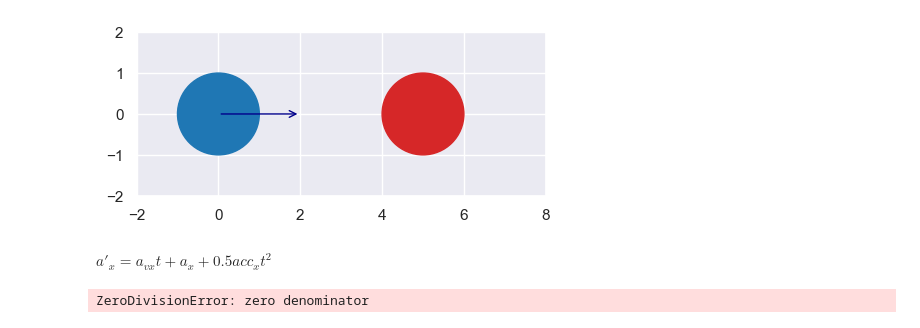
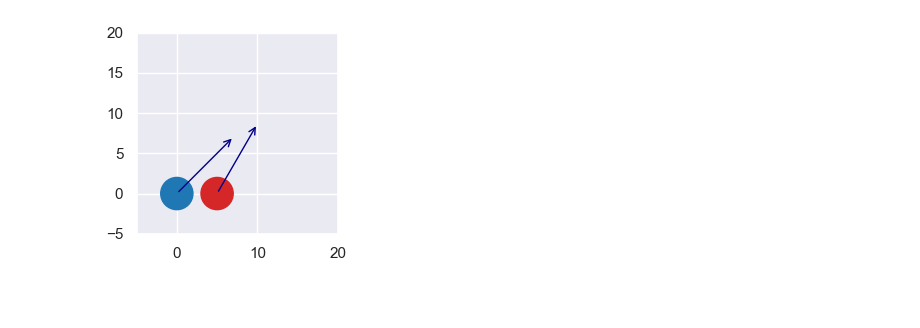
Before and after one commit to CarlKCarlK/perfect-physics, a Jupyter notebook: part_5_downward_gravity.ipynb, the cells around one changed output. Saved outputs shown, nothing was run; the diff lists cells and outputs as text; code cells hidden in the pictures; blank space fills up the shorter version.

Commit message:
add solution for downward gravity

```diff
--- a/part_5_downward_gravity.ipynb
+++ b/part_5_downward_gravity.ipynb
@@ -3,47 +34,23 @@
 # %%
+from sympy import cos, sin, pi
 from perfect_physics import Circle, plot
+a_angle = 45 * pi / 180
+a_speed = 10
+b_angle = 60 * pi / 180
+b_speed = 10
 
-a = Circle(x=0, y=0, r=1, vx=2, vy=0)
-b = Circle(x=5, y=0, r=1, vx=0, vy=0)
+a = Circle(x=0, y=0, r=2, vx=a_speed * cos(a_angle), vy=a_speed * sin(a_angle))
+b = Circle(x=5, y=0, r=2, vx=b_speed * cos(b_angle), vy=b_speed * sin(b_angle))
 w_acc_x = 0
 w_acc_y = -9.8
 
 plot(
     [a, b],
     colors=["tab:blue", "tab:red"],
-    xlim=[-2, 8],
-    ylim=[-2, 2],
+    xlim=[-5, 20],
+    ylim=[-5, 20],
     font_scale=1,
 )
 pass
 # %% [output]
-[figure, old version]
+[figure, new version]
-# %%
-from sympy import symbols, Eq
-
-# define symbols
-t, acc_x, acc_y = symbols("t, acc_x, acc_y")
-a_x, a_y, a_vx, a_vy, a_r, aprime_x, aprime_y = symbols("a_x, a_y, a_vx, a_vy, a_r, a'_x, a'_y")
-b_x, b_y, b_vx, b_vy, b_r, bprime_x, bprime_y = symbols("b_x, b_y, b_vx, b_vy, b_r, b'_x, b'_y")
-
-# define equations
-eq1 = Eq(aprime_x, a_x + a_vx * t + 0.5 * acc_x * t ** 2)
-eq2 = Eq(aprime_y, a_y + a_vy * t + 0.5 * acc_y * t ** 2)
-eq3 = Eq(bprime_x, b_x + b_vx * t + 0.5 * acc_x * t ** 2)
-eq4 = Eq(bprime_y, b_y + b_vy * t + 0.5 * acc_y * t ** 2)
-eq5 = Eq((aprime_x - bprime_x) ** 2 + (aprime_y - bprime_y) ** 2,
-         (a_r + b_r)**2)
-
-eq1
-# %% [output]
-$\displaystyle a'_{x} = a_{vx} t + a_{x} + 0.5 acc_{x} t^{2}$
-# %%
-from sympy import nonlinsolve
-from perfect_physics import save
-
-cc_acc_all_solutions = nonlinsolve([eq1, eq2, eq3, eq4, eq5], t, aprime_x, aprime_y, bprime_x, bprime_y)
-cc_acc_time_solutions = [t for t, aprime_x, ap_y, bp_x, bp_y in cc_acc_all_solutions]
-save(cc_acc_time_solutions, "cc_acc_time_solutions.sympy")
-cc_acc_time_solutions[0]
-# %% [output]
-ZeroDivisionError: zero denominator
```
Also changed, not shown: parts of 3 cells of this notebook, 2 other files.
